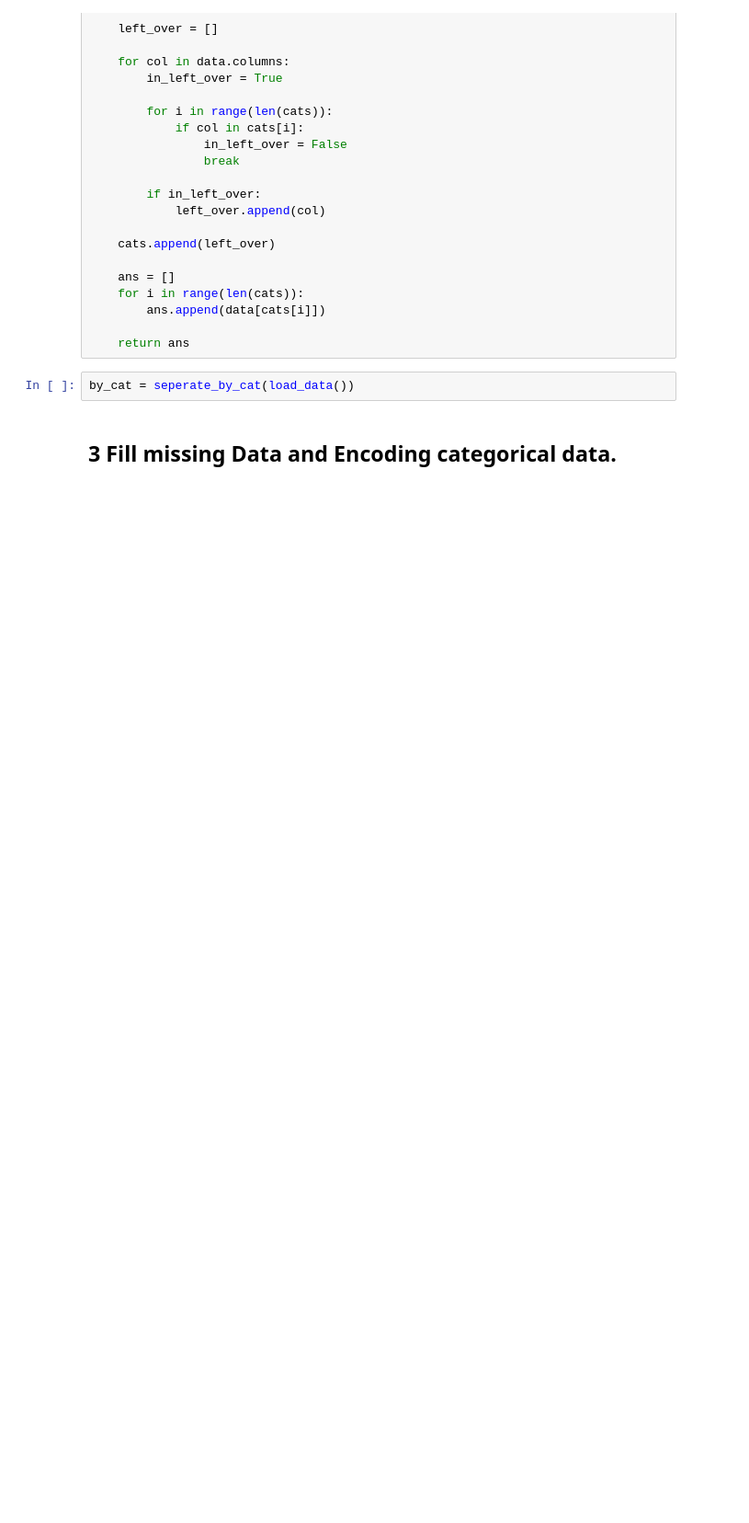
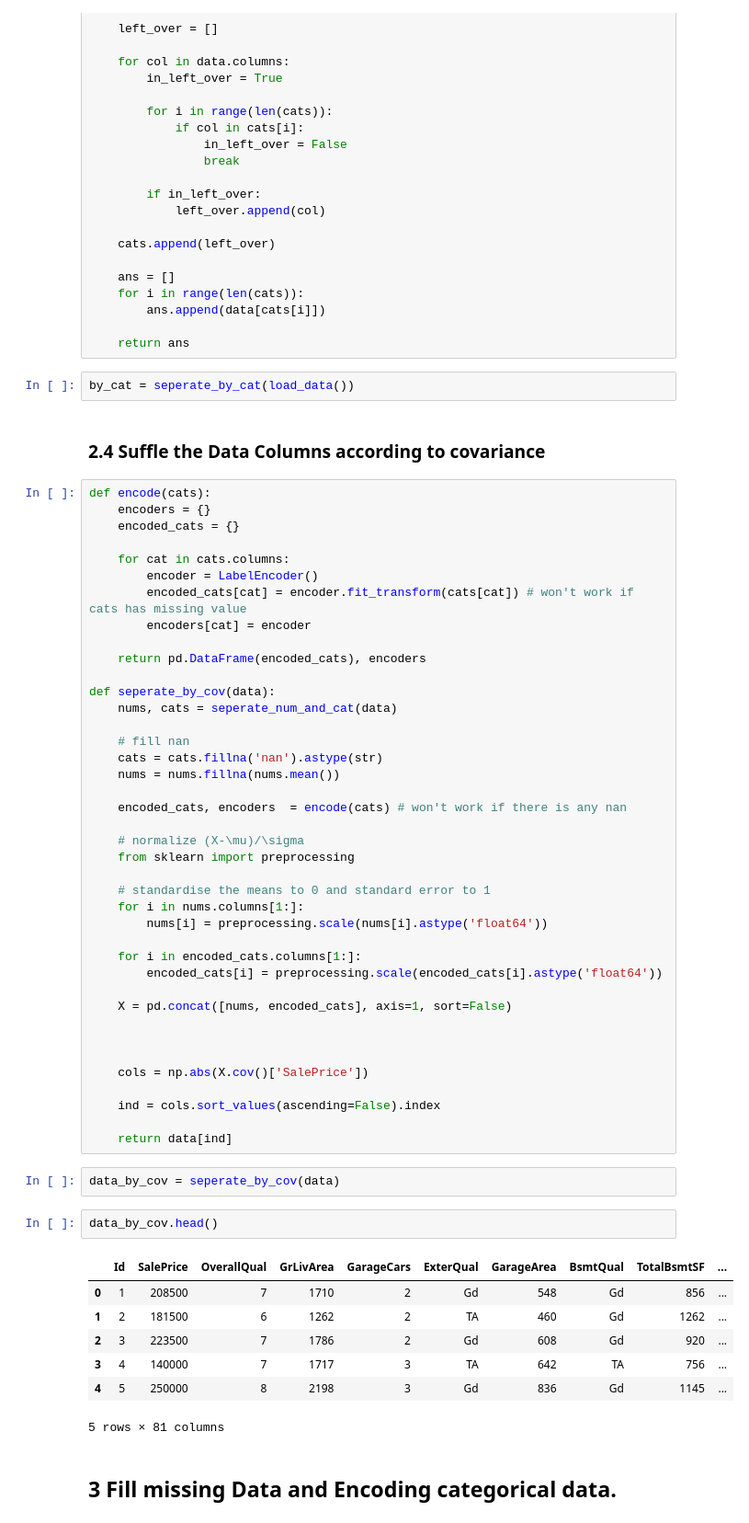
Before and after one commit to nehcili/kaggle, a Jupyter notebook: housing/housing_data_analysis.ipynb, the cells around one changed output. Shown at 92% size. Drawn from its saved outputs; the diff is of its cells as text; blank space fills up the shorter version.

```diff
--- a/housing/housing_data_analysis.ipynb
+++ b/housing/housing_data_analysis.ipynb
@@ -146,6 +162,60 @@ def seperate_by_cat(data):
     return ans
 # %%
 by_cat = seperate_by_cat(load_data())
+# %% [markdown]
+### 2.4 Suffle the Data Columns according to covariance
+# %%
+def encode(cats):
+    encoders = {}
+    encoded_cats = {}
+
+    for cat in cats.columns:
+        encoder = LabelEncoder()
+        encoded_cats[cat] = encoder.fit_transform(cats[cat]) # won't work if cats has missing value
+        encoders[cat] = encoder
+
+    return pd.DataFrame(encoded_cats), encoders
+
+def seperate_by_cov(data):
+    nums, cats = seperate_num_and_cat(data)
+
+    # fill nan
+    cats = cats.fillna('nan').astype(str)
+    nums = nums.fillna(nums.mean())
+
+    encoded_cats, encoders  = encode(cats) # won't work if there is any nan
+
+    # normalize (X-\mu)/\sigma
+    from sklearn import preprocessing
+
+    # standardise the means to 0 and standard error to 1
+    for i in nums.columns[1:]:
+        nums[i] = preprocessing.scale(nums[i].astype('float64'))
+
+    for i in encoded_cats.columns[1:]:
+        encoded_cats[i] = preprocessing.scale(encoded_cats[i].astype('float64'))
+
+    X = pd.concat([nums, encoded_cats], axis=1, sort=False)
+
+
+
+    cols = np.abs(X.cov()['SalePrice'])
+
+    ind = cols.sort_values(ascending=False).index
+
+    return data[ind]
+# %%
+data_by_cov = seperate_by_cov(data)
+# %%
+data_by_cov.head()
+# %% [output]
+|  | Id | SalePrice | OverallQual | GrLivArea | GarageCars | ExterQual | GarageArea | BsmtQual | TotalBsmtSF | ... |
+| 0 | 1 | 208500 | 7 | 1710 | 2 | Gd | 548 | Gd | 856 | ... |
+| 1 | 2 | 181500 | 6 | 1262 | 2 | TA | 460 | Gd | 1262 | ... |
+| 2 | 3 | 223500 | 7 | 1786 | 2 | Gd | 608 | Gd | 920 | ... |
+| 3 | 4 | 140000 | 7 | 1717 | 3 | TA | 642 | TA | 756 | ... |
+| 4 | 5 | 250000 | 8 | 2198 | 3 | Gd | 836 | Gd | 1145 | ... |
+5 rows × 81 columns
 # %% [markdown]
 ## 3 Fill missing Data and Encoding categorical data.
 # %%
```
Also changed, not shown: parts of 21 cells of this notebook, 6 other files.
